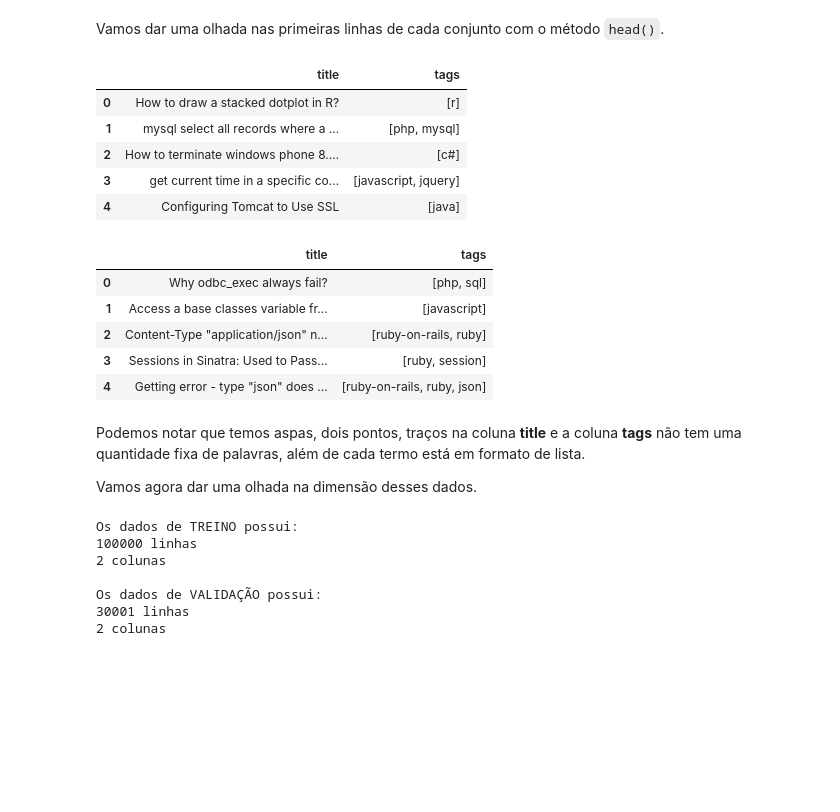
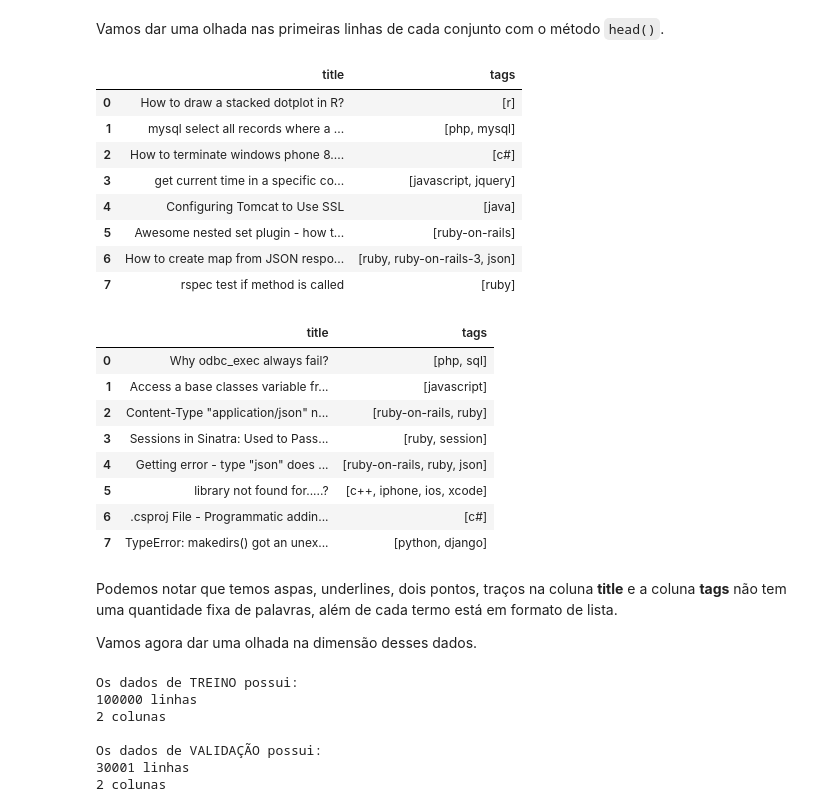
Before and after one commit to LuksJobs/previsao-pln, a Jupyter notebook: previsao_de_pln.ipynb, the cells around one changed output. Saved outputs shown, nothing was run; the diff lists cells and outputs as text; code cells hidden in the pictures; blank space fills up the shorter version.

```diff
--- a/previsao_de_pln.ipynb
+++ b/previsao_de_pln.ipynb
@@ -107,18 +109,21 @@ validation = read_data('data/validation.tsv')
 # %% [markdown]
 Vamos dar uma olhada nas primeiras linhas de cada conjunto com o método `head()`.
 # %%
-# visualizando as primeiras 5 linhas do conjunto de treino
-train.head()
+# visualizando as primeiras 8 linhas do conjunto de arquivos treinandos
+train.head(8)
 # %% [output]
 |  | title | tags |
 | 0 | How to draw a stacked dotplot in R? | [r] |
 | 1 | mysql select all records where a ... | [php, mysql] |
 | 2 | How to terminate windows phone 8.... | [c#] |
 | 3 | get current time in a specific co... | [javascript, jquery] |
 | 4 | Configuring Tomcat to Use SSL | [java] |
+| 5 | Awesome nested set plugin - how t... | [ruby-on-rails] |
+| 6 | How to create map from JSON respo... | [ruby, ruby-on-rails-3, json] |
+| 7 | rspec test if method is called | [ruby] |
 # %%
-# visualizando as primeiras 5 linhas do conjunto de validação
-validation.head()
+# visualizando as primeiras 8 linhas do conjunto de arquivos validados
+validation.head(8)
 # %% [output]
 |  | title | tags |
 | 0 | Why odbc_exec always fail? | [php, sql] |
@@ -126,8 +131,11 @@ validation.head()
 | 2 | Content-Type "application/json" n... | [ruby-on-rails, ruby] |
 | 3 | Sessions in Sinatra: Used to Pass... | [ruby, session] |
 | 4 | Getting error - type "json" does ... | [ruby-on-rails, ruby, json] |
+| 5 | library not found for.....? | [c++, iphone, ios, xcode] |
+| 6 | .csproj File - Programmatic addin... | [c#] |
+| 7 | TypeError: makedirs() got an unex... | [python, django] |
 # %% [markdown]
-Podemos notar que temos aspas, dois pontos, traços na coluna **title** e a coluna **tags** não tem uma quantidade fixa de palavras, além de cada termo está em formato de lista.
+Podemos notar que temos aspas, underlines, dois pontos, traços na coluna **title** e a coluna **tags** não tem uma quantidade fixa de palavras, além de cada termo está em formato de lista.
 
 Vamos agora dar uma olhada na dimensão desses dados.
 # %%
```
Also changed, not shown: parts of 8 cells of this notebook.
